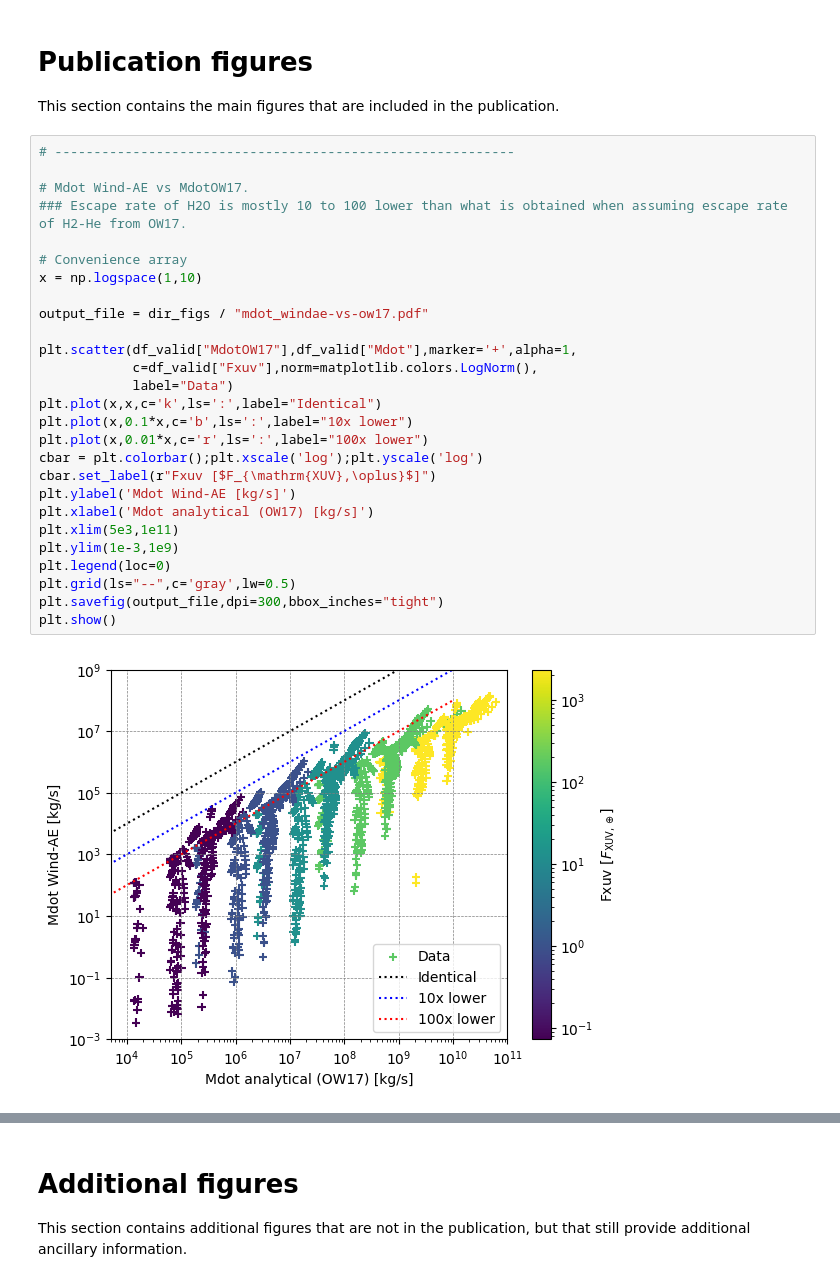
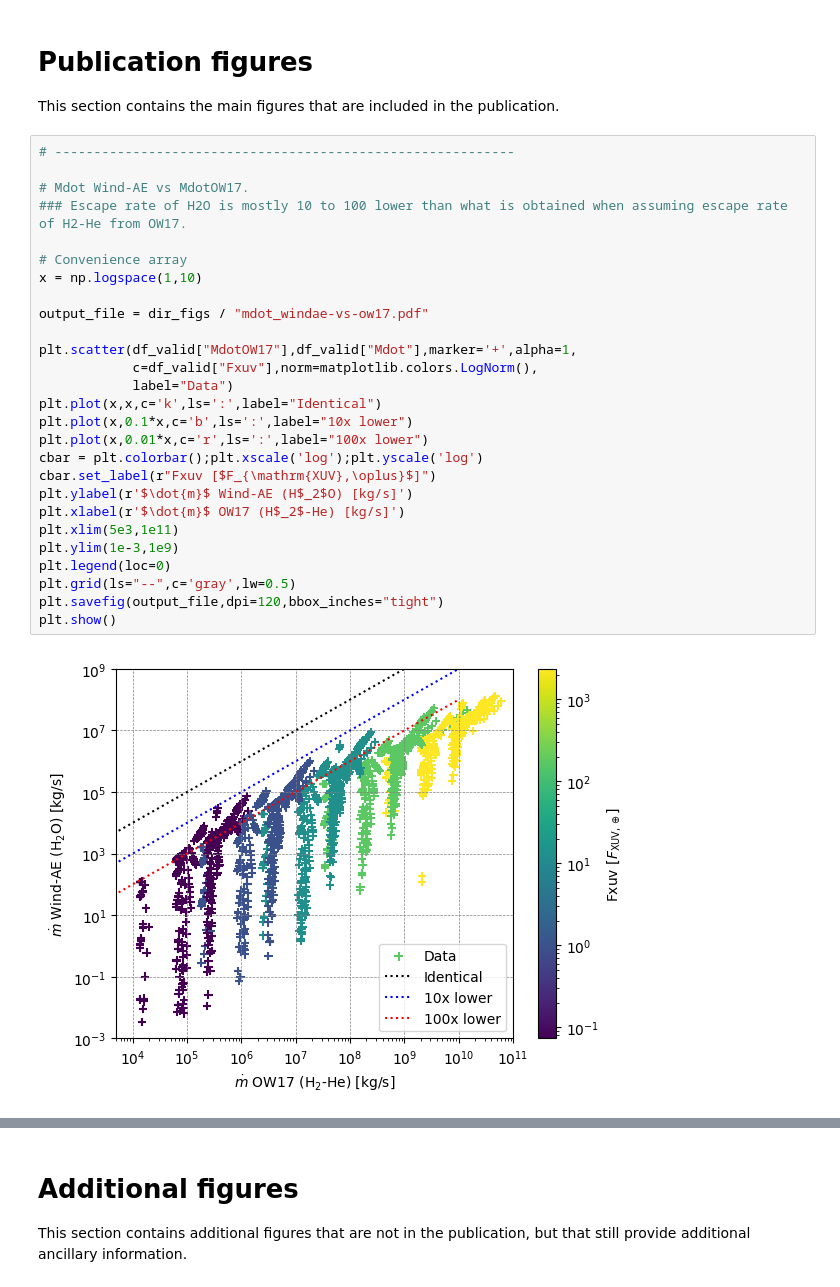
Before and after one commit to emersontao/steam-evolution, a Jupyter notebook: Demo_grid-H2O-escape-rates.ipynb, the cells around one changed output, grey strips where cells are left out. Cells and saved outputs as stored; diff of their text form.

Commit message:
Figures of H2O grid clean-up

```diff
--- a/Demo_grid-H2O-escape-rates.ipynb
+++ b/Demo_grid-H2O-escape-rates.ipynb
@@ -231,32 +231,32 @@ This section contains the main figures that are included in the publication.
 # %%
 # -----------------------------------------------------------
 
 # Mdot Wind-AE vs MdotOW17.
 ### Escape rate of H2O is mostly 10 to 100 lower than what is obtained when assuming escape rate of H2-He from OW17.
 
 # Convenience array
 x = np.logspace(1,10)
 
 output_file = dir_figs / "mdot_windae-vs-ow17.pdf"
 
 plt.scatter(df_valid["MdotOW17"],df_valid["Mdot"],marker='+',alpha=1,
             c=df_valid["Fxuv"],norm=matplotlib.colors.LogNorm(),
             label="Data")
 plt.plot(x,x,c='k',ls=':',label="Identical")
 plt.plot(x,0.1*x,c='b',ls=':',label="10x lower")
 plt.plot(x,0.01*x,c='r',ls=':',label="100x lower")
 cbar = plt.colorbar();plt.xscale('log');plt.yscale('log')
 cbar.set_label(r"Fxuv [$F_{\mathrm{XUV},\oplus}$]")
-plt.ylabel('Mdot Wind-AE [kg/s]')
-plt.xlabel('Mdot analytical (OW17) [kg/s]')
+plt.ylabel(r'$\dot{m}$ Wind-AE (H$_2$O) [kg/s]')
+plt.xlabel(r'$\dot{m}$ OW17 (H$_2$-He) [kg/s]')
 plt.xlim(5e3,1e11)
 plt.ylim(1e-3,1e9)
 plt.legend(loc=0)
 plt.grid(ls="--",c='gray',lw=0.5)
-plt.savefig(output_file,dpi=300,bbox_inches="tight")
+plt.savefig(output_file,dpi=120,bbox_inches="tight")
 plt.show()
 # %% [output]
-[figure, old version]
+[figure, new version]
 # %%
 # -----------------------------------------------------------
 
```
Also changed, not shown: parts of 2 cells of this notebook, 3 other files.
